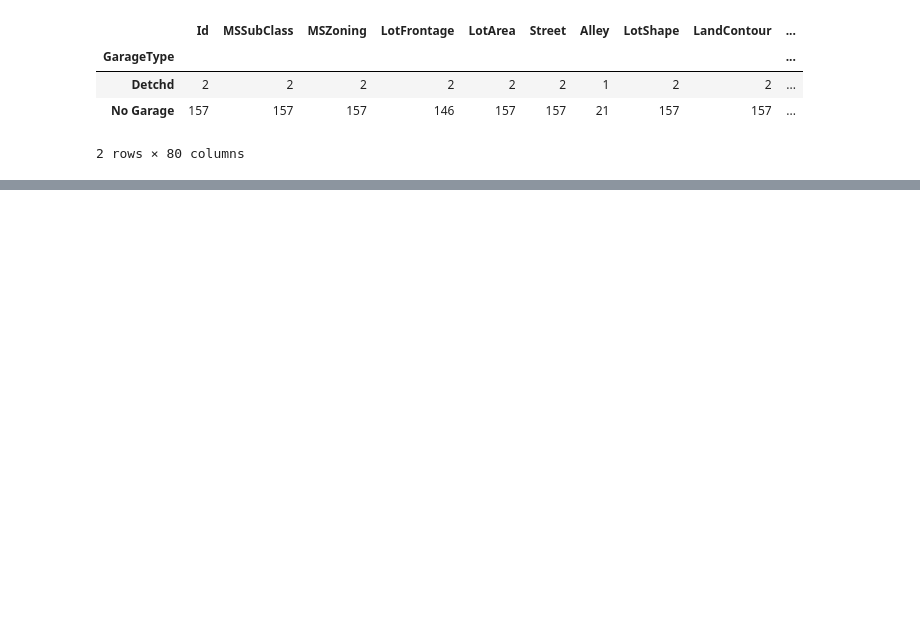
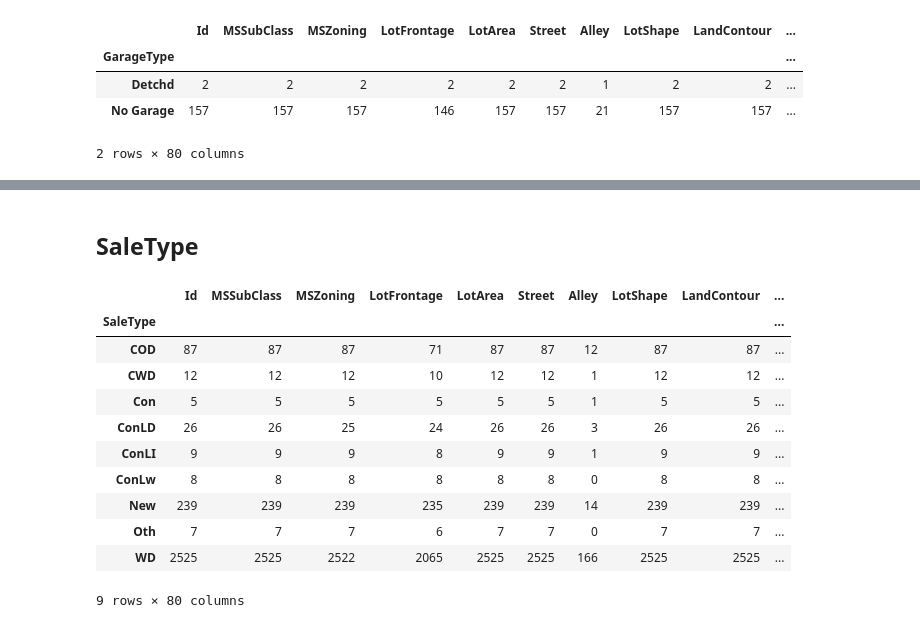
Before and after one commit to houseprice2/houseprice, a Jupyter notebook: nkw.ipynb, the cells around one changed output, grey strips where cells are left out. Drawn from its saved outputs; the diff is of its cells as text; code cells hidden in the pictures; blank space fills up the shorter version.

```diff
--- a/nkw.ipynb
+++ b/nkw.ipynb
@@ -273,2 +254,2 @@ housing[housing['GarageQual'].isna()].groupby('GarageType').count()
 # %%
-housing.loc[housing.GarageQual=='Ex', 'GarageQual'] = 5
+housing.loc[housing.PoolQC=='Ex', 'PoolQC'] = 4
@@ -274,0 +284,2 @@ housing.loc[housing.GarageQual=='Ex', 'GarageQual'] = 5
+# %%
+housing['Fence'] = housing['Fence'].fillna('No Fence')
@@ -274,0 +309,2 @@ housing.loc[housing.GarageQual=='Ex', 'GarageQual'] = 5
+# %%
+housing['MiscFeature'] = housing['MiscFeature'].fillna('None')
@@ -274,0 +322,17 @@ housing.loc[housing.GarageQual=='Ex', 'GarageQual'] = 5
+# %% [markdown]
+## SaleType
+# %%
+housing.groupby('SaleType').count()
+# %% [output]
+|  | Id | MSSubClass | MSZoning | LotFrontage | LotArea | Street | Alley | LotShape | LandContour | ... |
+| SaleType |  |  |  |  |  |  |  |  |  | ... |
+| COD | 87 | 87 | 87 | 71 | 87 | 87 | 12 | 87 | 87 | ... |
+| CWD | 12 | 12 | 12 | 10 | 12 | 12 | 1 | 12 | 12 | ... |
+| Con | 5 | 5 | 5 | 5 | 5 | 5 | 1 | 5 | 5 | ... |
+| ConLD | 26 | 26 | 25 | 24 | 26 | 26 | 3 | 26 | 26 | ... |
+| ConLI | 9 | 9 | 9 | 8 | 9 | 9 | 1 | 9 | 9 | ... |
+| ConLw | 8 | 8 | 8 | 8 | 8 | 8 | 0 | 8 | 8 | ... |
+| New | 239 | 239 | 239 | 235 | 239 | 239 | 14 | 239 | 239 | ... |
+| Oth | 7 | 7 | 7 | 6 | 7 | 7 | 0 | 7 | 7 | ... |
+| WD | 2525 | 2525 | 2522 | 2065 | 2525 | 2525 | 166 | 2525 | 2525 | ... |
+9 rows × 80 columns
```
Also changed, not shown: parts of 22 cells of this notebook.
